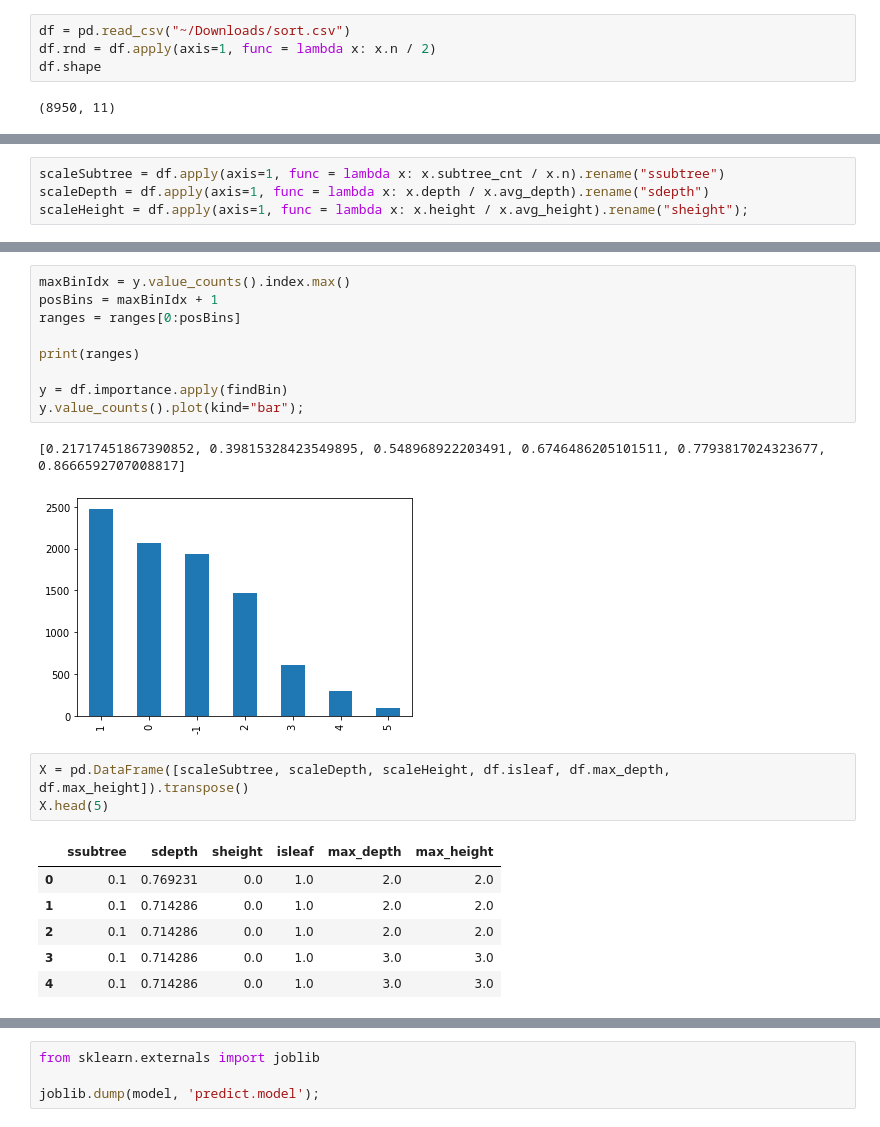
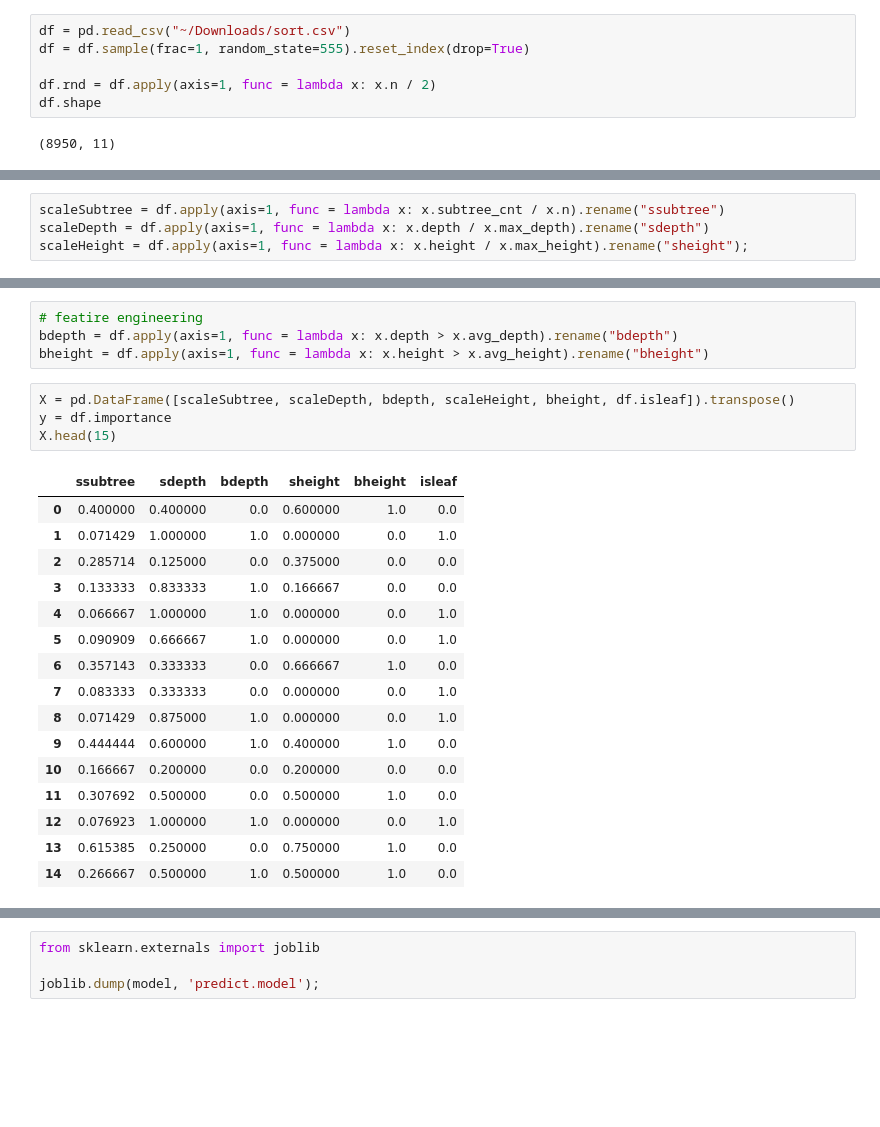
Before and after one commit to sshklifov/csp, a Jupyter notebook: RandomForest.ipynb, the cells around one changed output, grey strips where cells are left out. Cells and saved outputs as stored; diff of their text form; blank space fills up the shorter version.

```diff
--- a/RandomForest.ipynb
+++ b/RandomForest.ipynb
@@ -11,6 +11,8 @@ import warnings
 warnings.simplefilter(action='ignore', category=FutureWarning)
 # %%
 df = pd.read_csv("~/Downloads/sort.csv")
+df = df.sample(frac=1, random_state=555).reset_index(drop=True)
+
 df.rnd = df.apply(axis=1, func = lambda x: x.n / 2)
 df.shape
 # %% [output]
@@ -32,7 +34,7 @@ df.head(10)
 # %%
 scaleSubtree = df.apply(axis=1, func = lambda x: x.subtree_cnt / x.n).rename("ssubtree")
-scaleDepth = df.apply(axis=1, func = lambda x: x.depth / x.avg_depth).rename("sdepth")
-scaleHeight = df.apply(axis=1, func = lambda x: x.height / x.avg_height).rename("sheight");
+scaleDepth = df.apply(axis=1, func = lambda x: x.depth / x.max_depth).rename("sdepth")
+scaleHeight = df.apply(axis=1, func = lambda x: x.height / x.max_height).rename("sheight");
 # %%
 scaleHeight.plot(kind="hist");
 # %% [output]
@@ -95,24 +72,27 @@ max importance: 0.8462581333333333
-# %%
-maxBinIdx = y.value_counts().index.max()
-posBins = maxBinIdx + 1
-ranges = ranges[0:posBins]
-
-print(ranges)
-
-y = df.importance.apply(findBin)
-y.value_counts().plot(kind="bar");
-# %% [output]
-[0.21717451867390852, 0.39815328423549895, 0.548968922203491, 0.6746486205101511, 0.7793817024323677, 0.8666592707008817]
-[figure, removed]
+# %%
+# featire engineering
+bdepth = df.apply(axis=1, func = lambda x: x.depth > x.avg_depth).rename("bdepth")
+bheight = df.apply(axis=1, func = lambda x: x.height > x.avg_height).rename("bheight")
 # %%
-X = pd.DataFrame([scaleSubtree, scaleDepth, scaleHeight, df.isleaf, df.max_depth, df.max_height]).transpose()
-X.head(5)
+X = pd.DataFrame([scaleSubtree, scaleDepth, bdepth, scaleHeight, bheight, df.isleaf]).transpose()
+y = df.importance
+X.head(15)
 # %% [output]
-|  | ssubtree | sdepth | sheight | isleaf | max_depth | max_height |
-| 0 | 0.1 | 0.769231 | 0.0 | 1.0 | 2.0 | 2.0 |
-| 1 | 0.1 | 0.714286 | 0.0 | 1.0 | 2.0 | 2.0 |
-| 2 | 0.1 | 0.714286 | 0.0 | 1.0 | 2.0 | 2.0 |
-| 3 | 0.1 | 0.714286 | 0.0 | 1.0 | 3.0 | 3.0 |
-| 4 | 0.1 | 0.714286 | 0.0 | 1.0 | 3.0 | 3.0 |
+|  | ssubtree | sdepth | bdepth | sheight | bheight | isleaf |
+| 0 | 0.400000 | 0.400000 | 0.0 | 0.600000 | 1.0 | 0.0 |
+| 1 | 0.071429 | 1.000000 | 1.0 | 0.000000 | 0.0 | 1.0 |
+| 2 | 0.285714 | 0.125000 | 0.0 | 0.375000 | 0.0 | 0.0 |
+| 3 | 0.133333 | 0.833333 | 1.0 | 0.166667 | 0.0 | 0.0 |
+| 4 | 0.066667 | 1.000000 | 1.0 | 0.000000 | 0.0 | 1.0 |
+| 5 | 0.090909 | 0.666667 | 1.0 | 0.000000 | 0.0 | 1.0 |
+| 6 | 0.357143 | 0.333333 | 0.0 | 0.666667 | 1.0 | 0.0 |
+| 7 | 0.083333 | 0.333333 | 0.0 | 0.000000 | 0.0 | 1.0 |
+| 8 | 0.071429 | 0.875000 | 1.0 | 0.000000 | 0.0 | 1.0 |
+| 9 | 0.444444 | 0.600000 | 1.0 | 0.400000 | 1.0 | 0.0 |
+| 10 | 0.166667 | 0.200000 | 0.0 | 0.200000 | 0.0 | 0.0 |
+| 11 | 0.307692 | 0.500000 | 0.0 | 0.500000 | 1.0 | 0.0 |
+| 12 | 0.076923 | 1.000000 | 1.0 | 0.000000 | 0.0 | 1.0 |
+| 13 | 0.615385 | 0.250000 | 0.0 | 0.750000 | 1.0 | 0.0 |
+| 14 | 0.266667 | 0.500000 | 1.0 | 0.500000 | 1.0 | 0.0 |
 # %%
 from sklearn.model_selection import train_test_split
```
Also changed, not shown: parts of 19 cells of this notebook, 18 other files.
